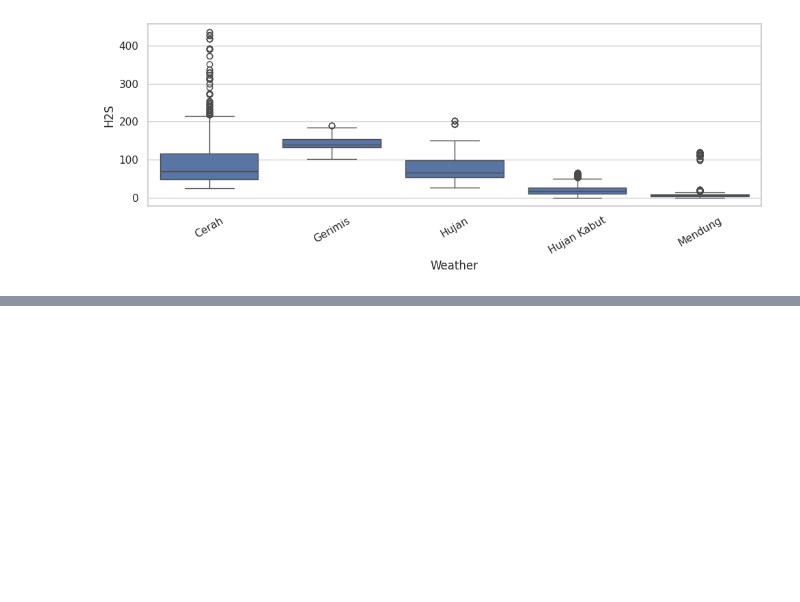
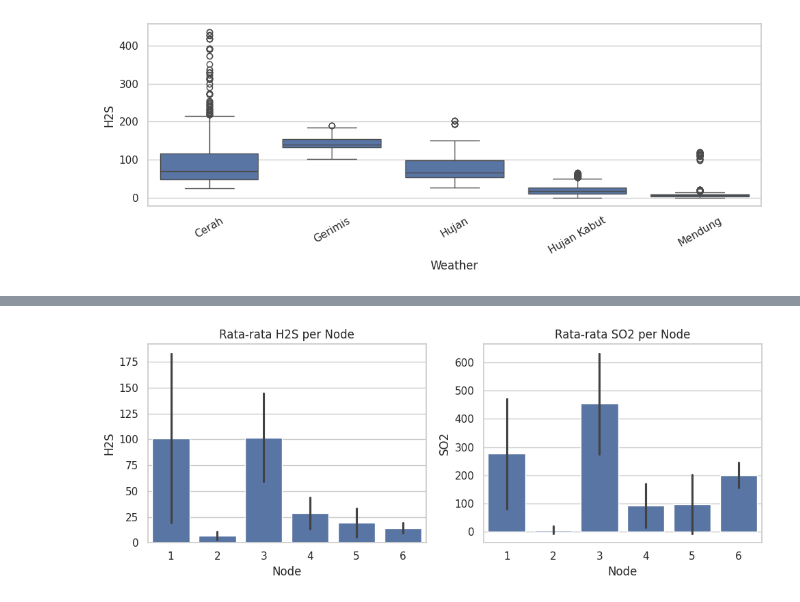
Before and after one commit to adithyarhm/sulfur-gas-concentration-forecasting, a Jupyter notebook: TA_Nodes_Analysis.ipynb, the cells around one changed output, grey strips where cells are left out. Cells and saved outputs as stored; diff of their text form; code cells hidden in the pictures; blank space fills up the shorter version.

Commit message:
EDA ke-2 dataset TA

```diff
--- a/TA_Nodes_Analysis.ipynb
+++ b/TA_Nodes_Analysis.ipynb
@@ -269,0 +292,10 @@ df.to_csv('/content/drive/MyDrive/StasRG/TA/dataset/allnode_eda_clean.csv', inde
+# %%
+df = pd.read_csv('/content/drive/MyDrive/StasRG/TA/dataset/allnode.csv')
+df['DateTime'] = pd.to_datetime(df['DateTime'])
+df = df.sort_values('DateTime')
+
+cat_cols = ['Node', 'Location', 'Weather']
+for c in cat_cols:
+    df[c] = df[c].astype('category')
+
+num_cols = ['H2S', 'SO2', 'Humidity', 'Temperature', 'WindsSpeed']
@@ -269,0 +357,14 @@ df.to_csv('/content/drive/MyDrive/StasRG/TA/dataset/allnode_eda_clean.csv', inde
+# %%
+plt.figure(figsize=(10,4))
+plt.subplot(1,2,1)
+sns.barplot(data=df, x='Node', y='H2S', estimator=np.mean, errorbar='sd')
+plt.title('Rata-rata H2S per Node')
+
+plt.subplot(1,2,2)
+sns.barplot(data=df, x='Node', y='SO2', estimator=np.mean, errorbar='sd')
+plt.title('Rata-rata SO2 per Node')
+
+plt.tight_layout()
+plt.show()
+# %% [output]
+[figure, added]
```
Also changed, not shown: parts of 24 cells of this notebook.
